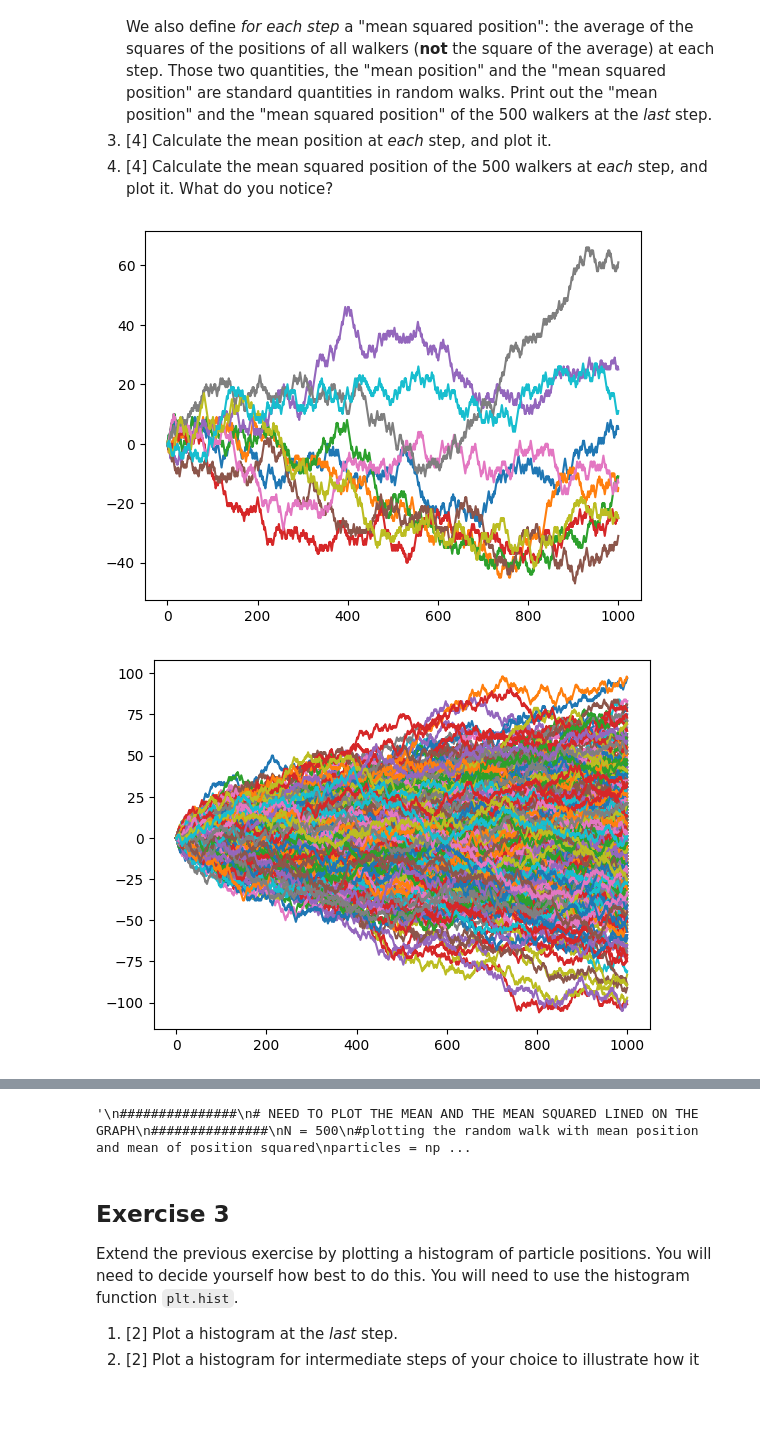
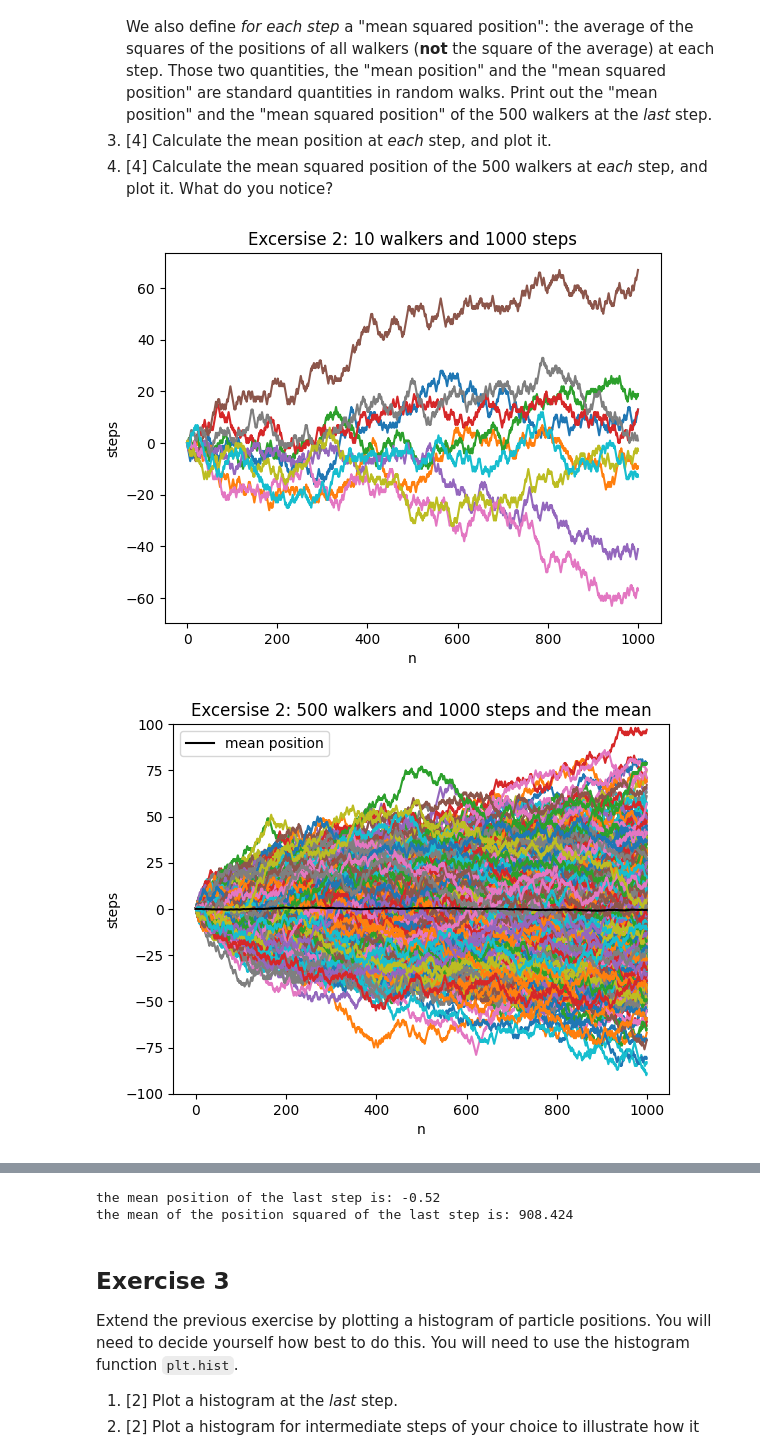
Before and after one commit to PX2145-2025/week-7-b-Medhekar-Anushka, a Jupyter notebook: Random_walk.ipynb, the cells around one changed output, grey strips where cells are left out. Cells and saved outputs as stored; diff of their text form; code cells hidden in the pictures; blank space fills up the shorter version.

```diff
--- a/Random_walk.ipynb
+++ b/Random_walk.ipynb
@@ -133,48 +133,56 @@ def walk(steps, N):
             x[i] = x[i-1] + 1  # steps right one unit
         else:
             x[i] = x[i-1] - 1 # steps left one unit
     return x
 
 steps = 1000
 N = 10
 
 number = np.linspace(0, 1000, 1000)
 
 #plotting the random walk, 10 random walks
 for i in range(N):
   plt.plot(number, walk(steps, N))
-plt.show()
-
-N = 500
-
-number = np.linspace(0, 1000, 1000)
-
-#plotting the random walk, for 500 walks
-for i in range(N):
-  plt.plot(number, walk(steps, N))
+plt.title("Excersise 2: 10 walkers and 1000 steps")
+plt.xlabel('n')
+plt.ylabel('steps')
 plt.show()
 
 
 #calculating the mean position and the mean squared position
 
 
-"""
 ###############
 # NEED TO PLOT THE MEAN AND THE MEAN SQUARED LINED ON THE GRAPH
 ###############
 N = 500
 #plotting the random walk with mean position and mean of position squared
 particles = np.zeros((steps, N), int)
 for i in range(N):
   particles[:,i] = walk(steps, N)
-  mean_pos = np.mean(particles)
-  mean_pos_sq = np.mean(particles**2)
-  plt.plot(number, walk(steps, N))
-plt.plot(mean_pos, color = "black") #label = "mean position")
-plt.plot(mean_pos_sq, color = "blue") #label = "mean of postion squared")
+mean_pos = np.mean(particles, axis = 1)
+mean_pos_sq = np.mean(particles**2, axis = 1)
+#plt.plot(number, walk(steps, N))
+#plotting 500 random walks with 1000 steps
+plt.plot(particles)
+plt.plot(mean_pos, color = "black", label = "mean position")
+#plt.plot(mean_pos_sq, color = "blue") #label = "mean of postion squared")
+plt.legend()
+plt.ylim(-100, 100)
+plt.xlabel('n')
+plt.ylabel('steps')
+plt.title("Excersise 2: 500 walkers and 1000 steps and the mean")
+plt.show()
+
+plt.plot(mean_pos_sq, color = "blue", label = "mean of position squared")
+plt.xlabel('n')
+plt.ylabel('steps')
+plt.title("Excersise 2: Mean of Position Squared graph")
 plt.legend()
 plt.show()
-"""
+
+print(f"the mean position of the last step is: {mean_pos[-1]}")
+print(f"the mean of the position squared of the last step is: {mean_pos_sq[-1]}")
 # %% [output]
-[figure, old version]
+[figure, new version]
-[figure, old version]
+[figure, new version]
@@ -181,4 +190,5 @@ plt.show()
-'\n###############\n# NEED TO PLOT THE MEAN AND THE MEAN SQUARED LINED ON THE GRAPH\n###############\nN = 500\n#plotting the random walk with mean position and mean of position squared\nparticles = np ...
+the mean position of the last step is: -0.52
+the mean of the position squared of the last step is: 908.424
 # %% [markdown]
 ## Exercise 3
 Extend the previous exercise by plotting a histogram of particle positions. You will need to decide yourself how best to do this. You will need to use the histogram function `plt.hist`.
```
Also changed, not shown: parts of 4 cells of this notebook.
